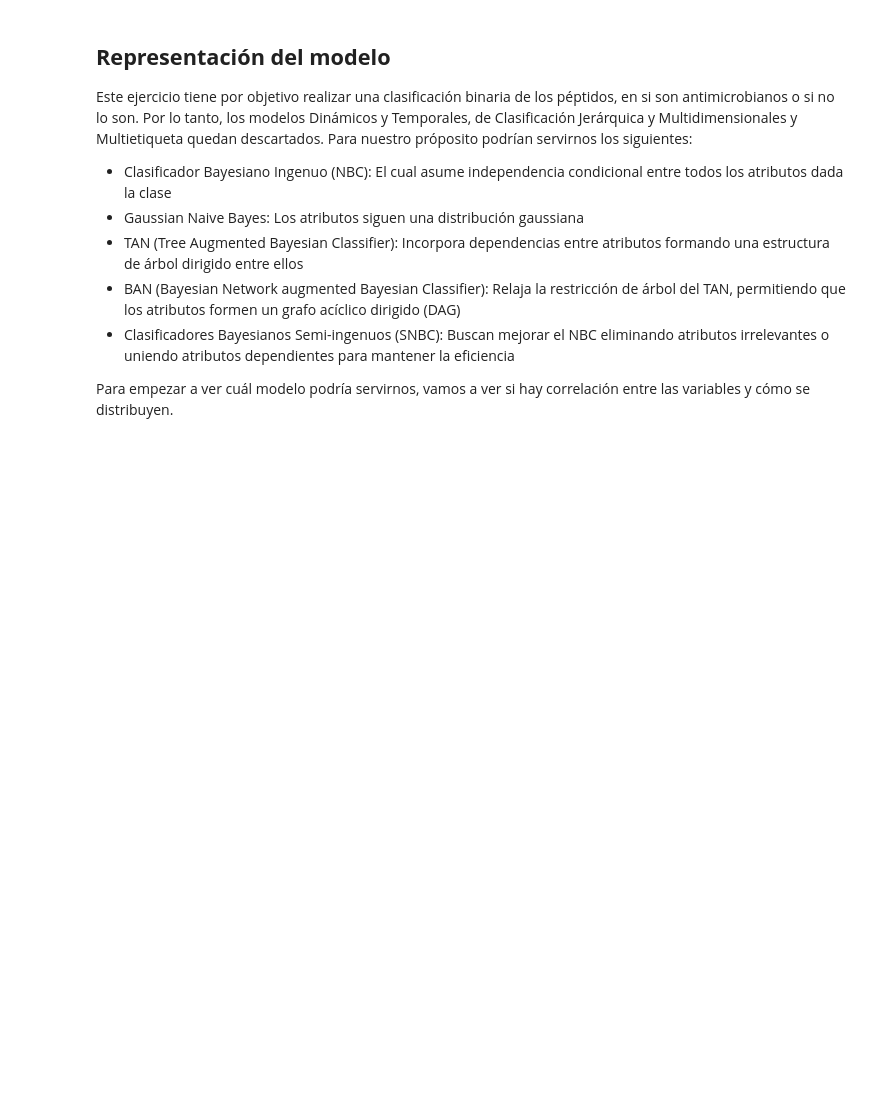
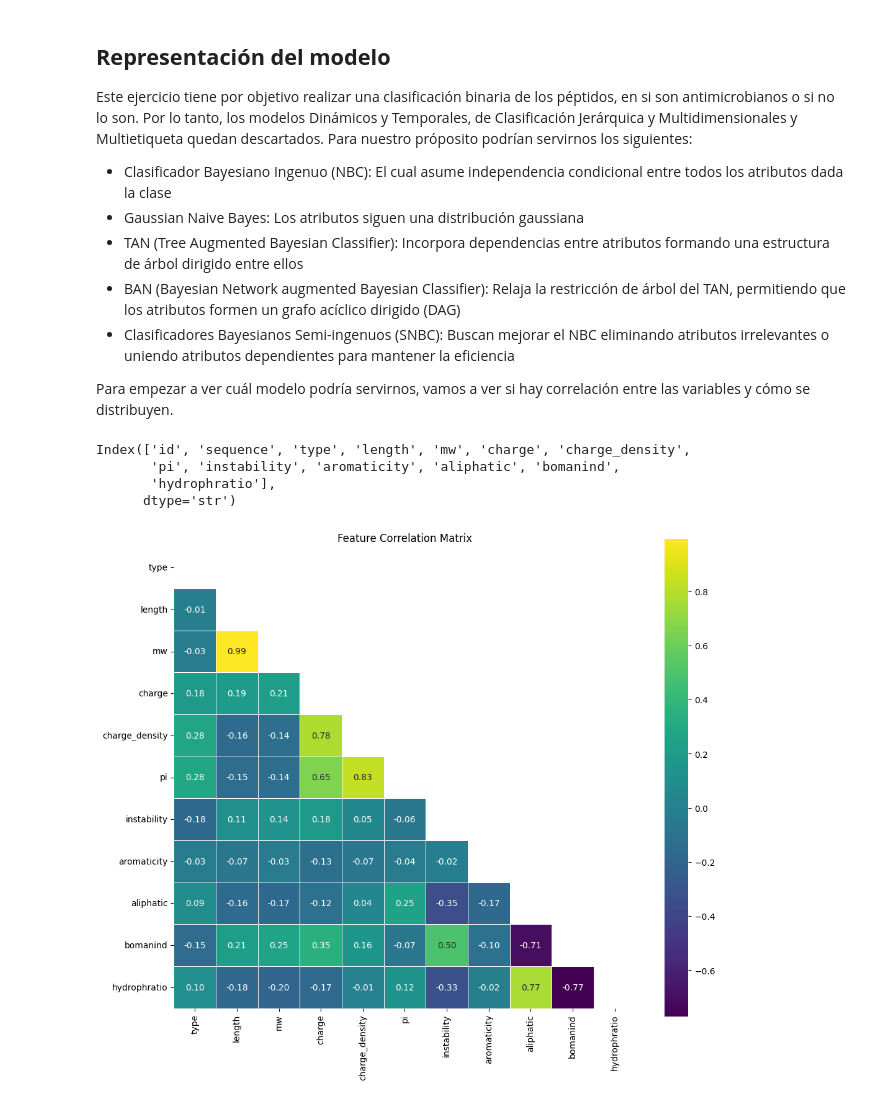
Before and after one commit to jazminamg26/NBC_antimicrobial_peptides, a Jupyter notebook: main.ipynb, the cells around one changed output. Cells and saved outputs as stored; diff of their text form; code cells hidden in the pictures; blank space fills up the shorter version.

```diff
--- a/main.ipynb
+++ b/main.ipynb
@@ -287,3 +288,35 @@ Para nuestro próposito podrían servirnos los siguientes:
 - Clasificadores Bayesianos Semi-ingenuos (SNBC): Buscan mejorar el NBC eliminando atributos irrelevantes o uniendo atributos dependientes para mantener la eficiencia
 
 Para empezar a ver cuál modelo podría servirnos, vamos a ver si hay correlación entre las variables y cómo se distribuyen.
+# %%
+df.columns
+# Se espera que charge_density esté relacionada con mw y charge
+# %% [output]
+Index(['id', 'sequence', 'type', 'length', 'mw', 'charge', 'charge_density',
+       'pi', 'instability', 'aromaticity', 'aliphatic', 'bomanind',
+       'hydrophratio'],
+      dtype='str')
+# %%
+import pandas as pd
+import numpy as np
+import seaborn as sns
+import matplotlib.pyplot as plt
+
+df_numeric = df.drop(columns=['id', 'sequence']).apply(pd.to_numeric)
+corr_matrix = df_numeric.corr()
+mask = np.triu(np.ones_like(corr_matrix, dtype=bool))
+
+plt.figure(figsize=(12, 10))
+sns.heatmap(
+    corr_matrix,
+    mask=mask,
+    cmap='viridis',
+    annot=True,
+    fmt=".2f",
+    square=True,
+    linewidths=.5
+)
+plt.title('Feature Correlation Matrix')
+plt.show()
+# %% [output]
+[figure, added]
```
Also changed, not shown: parts of 1 cell of this notebook.
